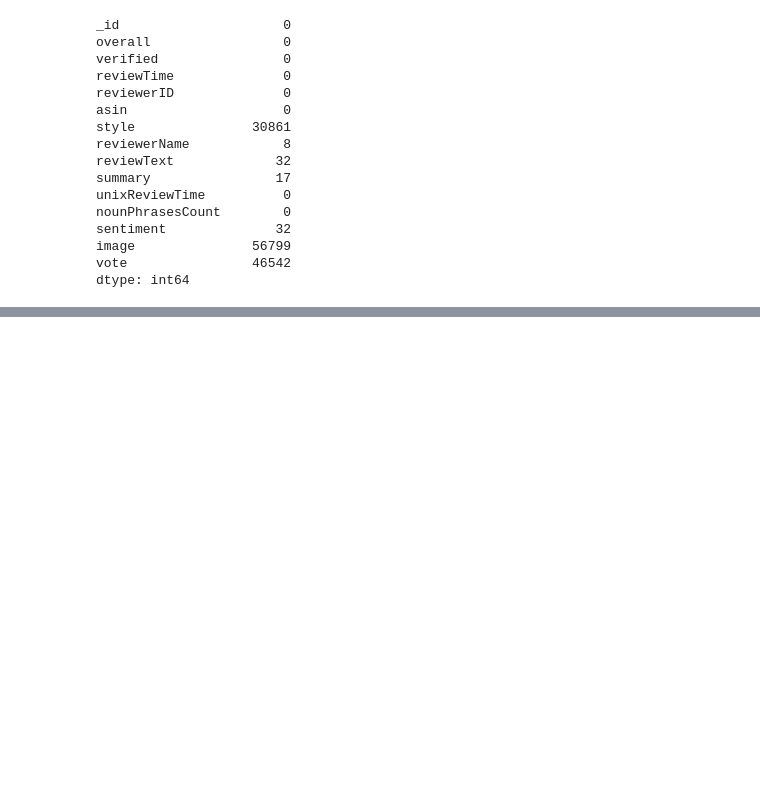
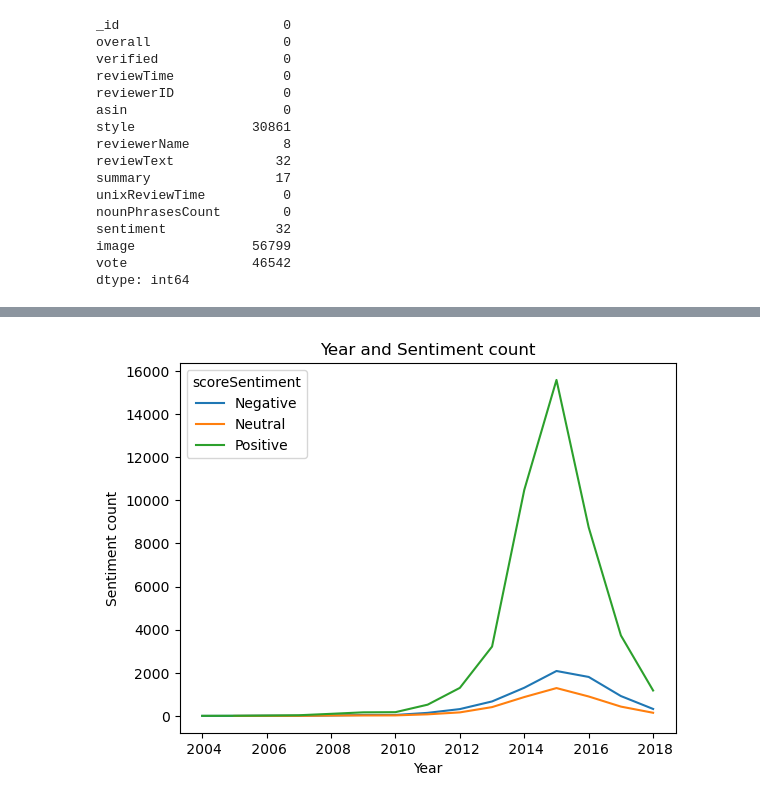
Before and after one commit to Seibell/IS3107, a Jupyter notebook: DataCleaningSentiment.ipynb, the cells around one changed output, grey strips where cells are left out. Saved outputs shown, nothing was run; the diff lists cells and outputs as text; code cells hidden in the pictures; blank space fills up the shorter version.

Commit message:
- added code from reference - some sections were not implemented (library import issues) - last section not tested (computing time long)

```diff
--- a/DataCleaningSentiment.ipynb
+++ b/DataCleaningSentiment.ipynb
@@ -181,0 +271,15 @@ process_reviews.head()
+# %%
+def review_cleaning(text):
+    '''Make text lowercase, remove text in square brackets,remove links,remove punctuation
+    and remove words containing numbers.'''
+    text = str(text).lower()
+    text = re.sub('\[.*?\]', '', text)
+    text = re.sub('https?://\S+|www\.\S+', '', text)
+    text = re.sub('<.*?>+', '', text)
+    text = re.sub('[%s]' % re.escape(string.punctuation), '', text)
+    text = re.sub('\n', '', text)
+    text = re.sub('\w*\d\w*', '', text)
+    return text
+# %%
+process_reviews['reviews']=process_reviews['reviews'].apply(lambda x:review_cleaning(x))
+process_reviews.head()
@@ -181,0 +296,15 @@ process_reviews.head()
+# %%
+stop_words= ['yourselves', 'between', 'whom', 'itself', 'is', "she's", 'up', 'herself', 'here', 'your', 'each',
+             'we', 'he', 'my', "you've", 'having', 'in', 'both', 'for', 'themselves', 'are', 'them', 'other',
+             'and', 'an', 'during', 'their', 'can', 'yourself', 'she', 'until', 'so', 'these', 'ours', 'above',
+             'what', 'while', 'have', 're', 'more', 'only', "needn't", 'when', 'just', 'that', 'were', "don't",
+             'very', 'should', 'any', 'y', 'isn', 'who',  'a', 'they', 'to', 'too', "should've", 'has', 'before',
+             'into', 'yours', "it's", 'do', 'against', 'on',  'now', 'her', 've', 'd', 'by', 'am', 'from',
+             'about', 'further', "that'll", "you'd", 'you', 'as', 'how', 'been', 'the', 'or', 'doing', 'such',
+             'his', 'himself', 'ourselves',  'was', 'through', 'out', 'below', 'own', 'myself', 'theirs',
+             'me', 'why', 'once',  'him', 'than', 'be', 'most', "you'll", 'same', 'some', 'with', 'few', 'it',
+             'at', 'after', 'its', 'which', 'there','our', 'this', 'hers', 'being', 'did', 'of', 'had', 'under',
+             'over','again', 'where', 'those', 'then', "you're", 'i', 'because', 'does', 'all']
+# %%
+process_reviews['reviews'] = process_reviews['reviews'].apply(lambda x: ' '.join([word for word in x.split() if word not in (stop_words)]))
+process_reviews.head()
@@ -181,0 +321,8 @@ process_reviews.head()
+# %%
+process_reviews.groupby(['year','scoreSentiment'])['scoreSentiment'].count().unstack().plot(legend=True)
+plt.title('Year and Sentiment count')
+plt.xlabel('Year')
+plt.ylabel('Sentiment count')
+plt.show()
+# %% [output]
+[figure, added]
```
Also changed, not shown: parts of 44 cells of this notebook.
